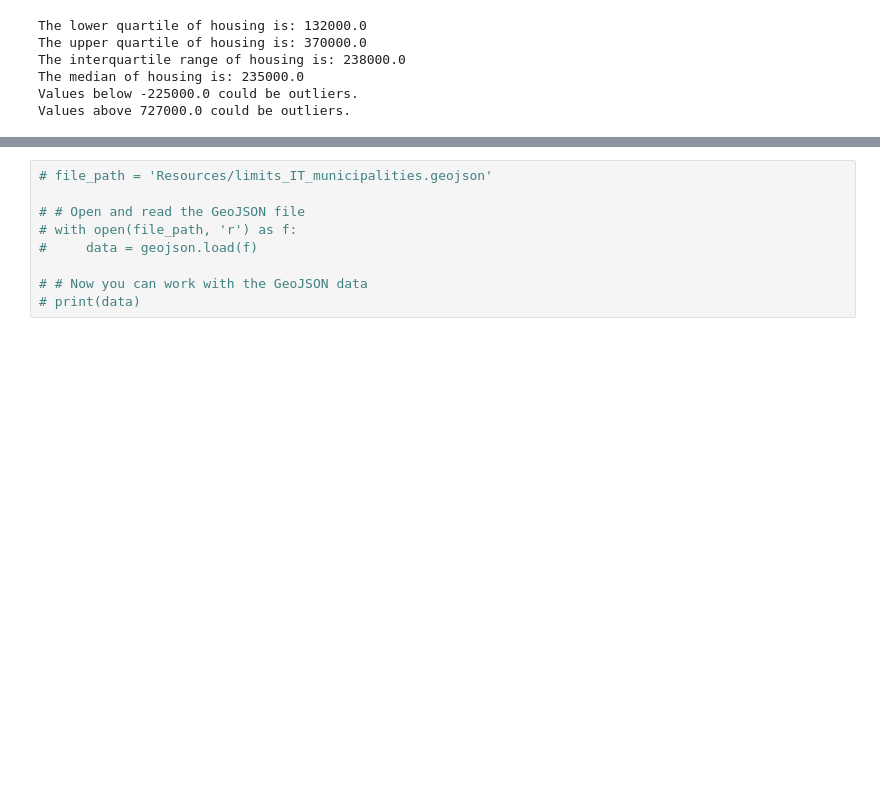
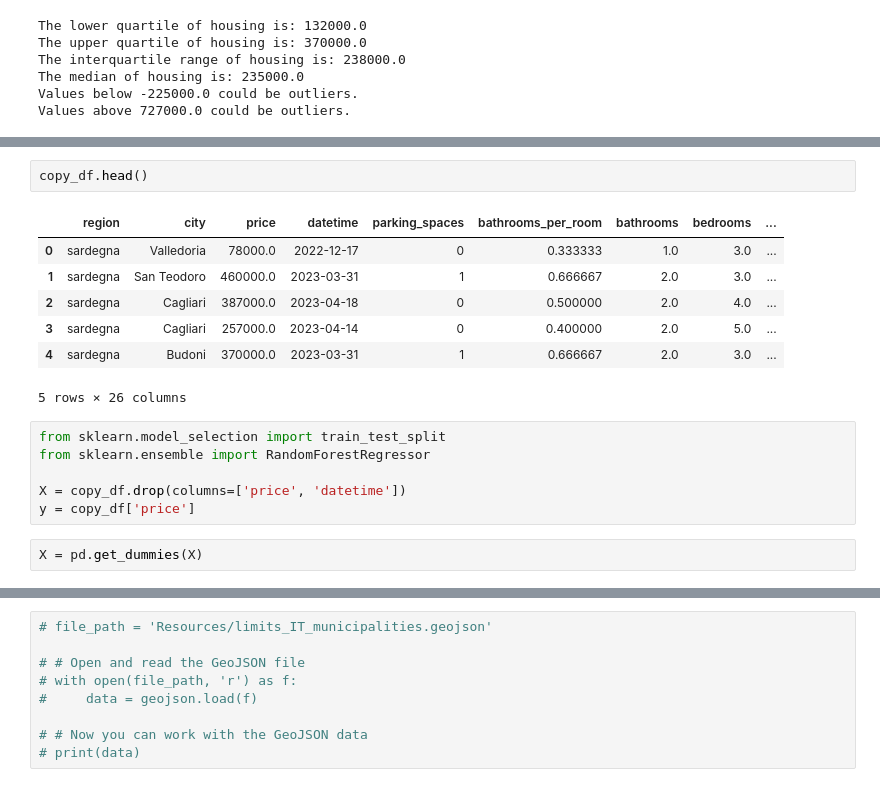
Before and after one commit to Andrewli1212/project-4, a Jupyter notebook: Italy_property.ipynb, the cells around one changed output, grey strips where cells are left out. Drawn from its saved outputs; the diff is of its cells as text; blank space fills up the shorter version.

```diff
--- a/Italy_property.ipynb
+++ b/Italy_property.ipynb
@@ -286,0 +313,18 @@ Name: region, dtype: int64
+# %%
+copy_df.head()
+# %% [output]
+|  | region | city | price | datetime | parking_spaces | bathrooms_per_room | bathrooms | bedrooms | ... |
+| 0 | sardegna | Valledoria | 78000.0 | 2022-12-17 | 0 | 0.333333 | 1.0 | 3.0 | ... |
+| 1 | sardegna | San Teodoro | 460000.0 | 2023-03-31 | 1 | 0.666667 | 2.0 | 3.0 | ... |
+| 2 | sardegna | Cagliari | 387000.0 | 2023-04-18 | 0 | 0.500000 | 2.0 | 4.0 | ... |
+| 3 | sardegna | Cagliari | 257000.0 | 2023-04-14 | 0 | 0.400000 | 2.0 | 5.0 | ... |
+| 4 | sardegna | Budoni | 370000.0 | 2023-03-31 | 1 | 0.666667 | 2.0 | 3.0 | ... |
+5 rows × 26 columns
+# %%
+from sklearn.model_selection import train_test_split
+from sklearn.ensemble import RandomForestRegressor
+
+X = copy_df.drop(columns=['price', 'datetime'])
+y = copy_df['price']
+# %%
+X = pd.get_dummies(X)
```
Also changed, not shown: parts of 12 cells of this notebook, 1 other file.
